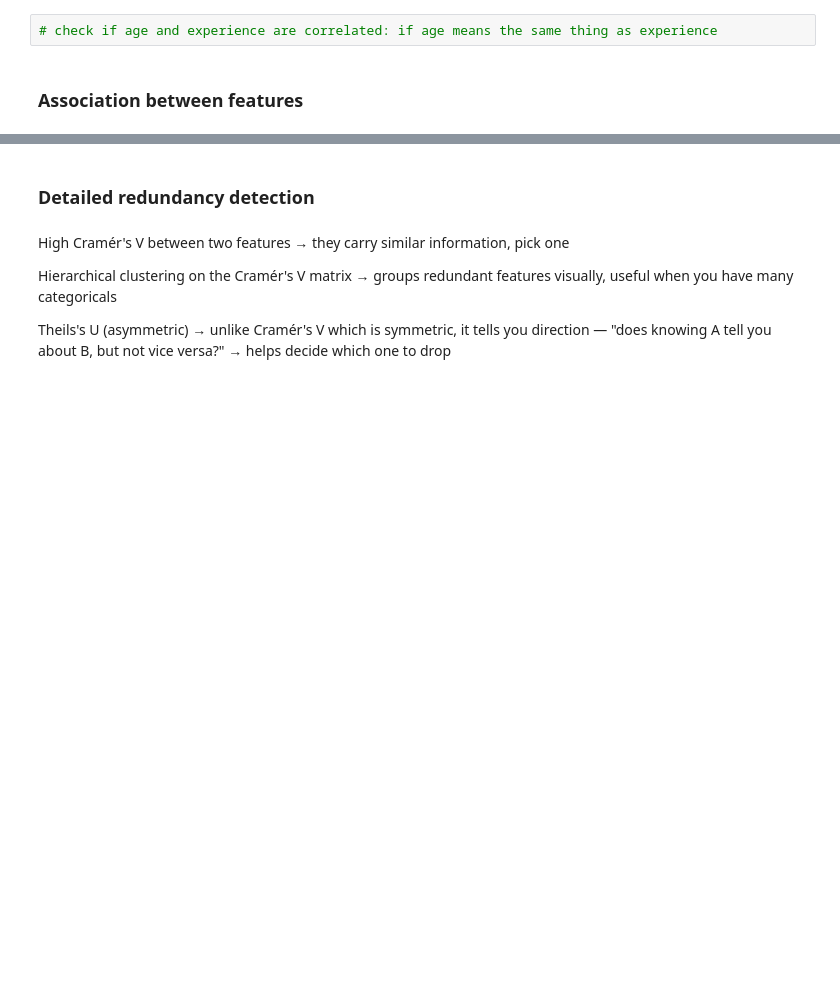
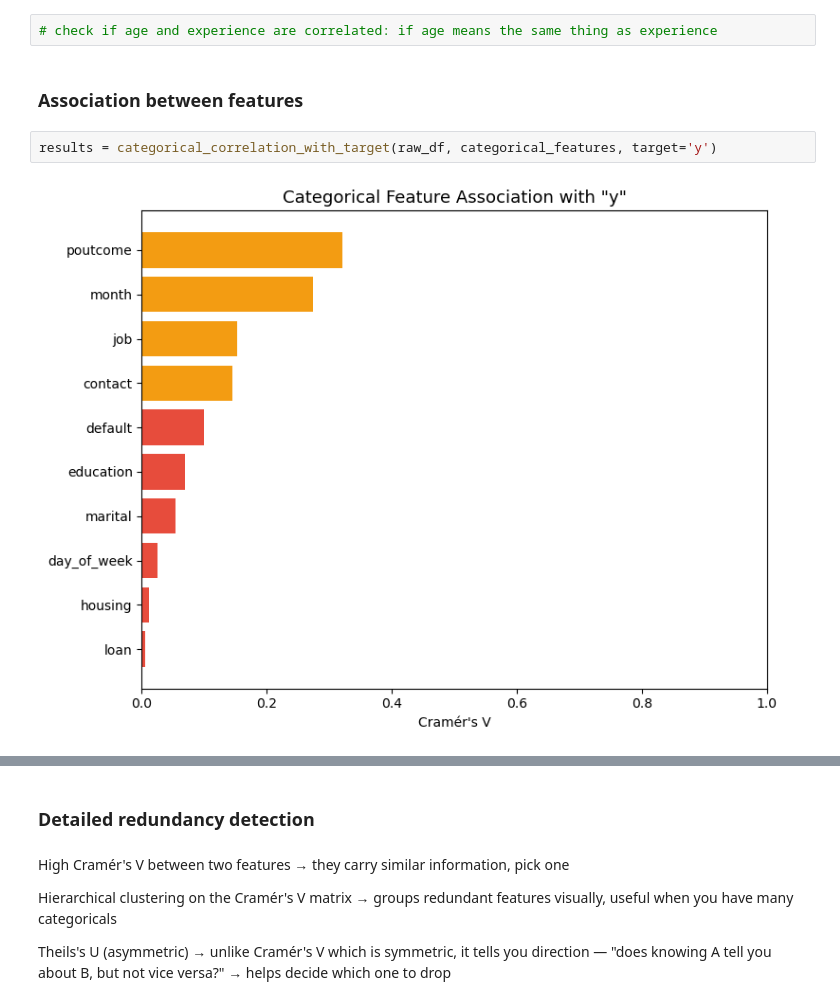
Before and after one commit to ann-yurkevych/MLmodels-, a Jupyter notebook: Portuguese client term deposit subscription/exploration.ipynb, the cells around one changed output, grey strips where cells are left out. Drawn from its saved outputs; the diff is of its cells as text; blank space fills up the shorter version.

```diff
--- a/Portuguese client term deposit subscription/exploration.ipynb
+++ b/Portuguese client term deposit subscription/exploration.ipynb
@@ -441,3 +461,7 @@ correlation_df  = features_correlation_with_target(raw_df, numeric_features, 'y'
 # check if age and experience are correlated: if age means the same thing as experience
 # %% [markdown]
 ### Association between features
+# %%
+results = categorical_correlation_with_target(raw_df, categorical_features, target='y')
+# %% [output]
+[figure, added]
```
Also changed, not shown: parts of 6 cells of this notebook, 2 other files.
